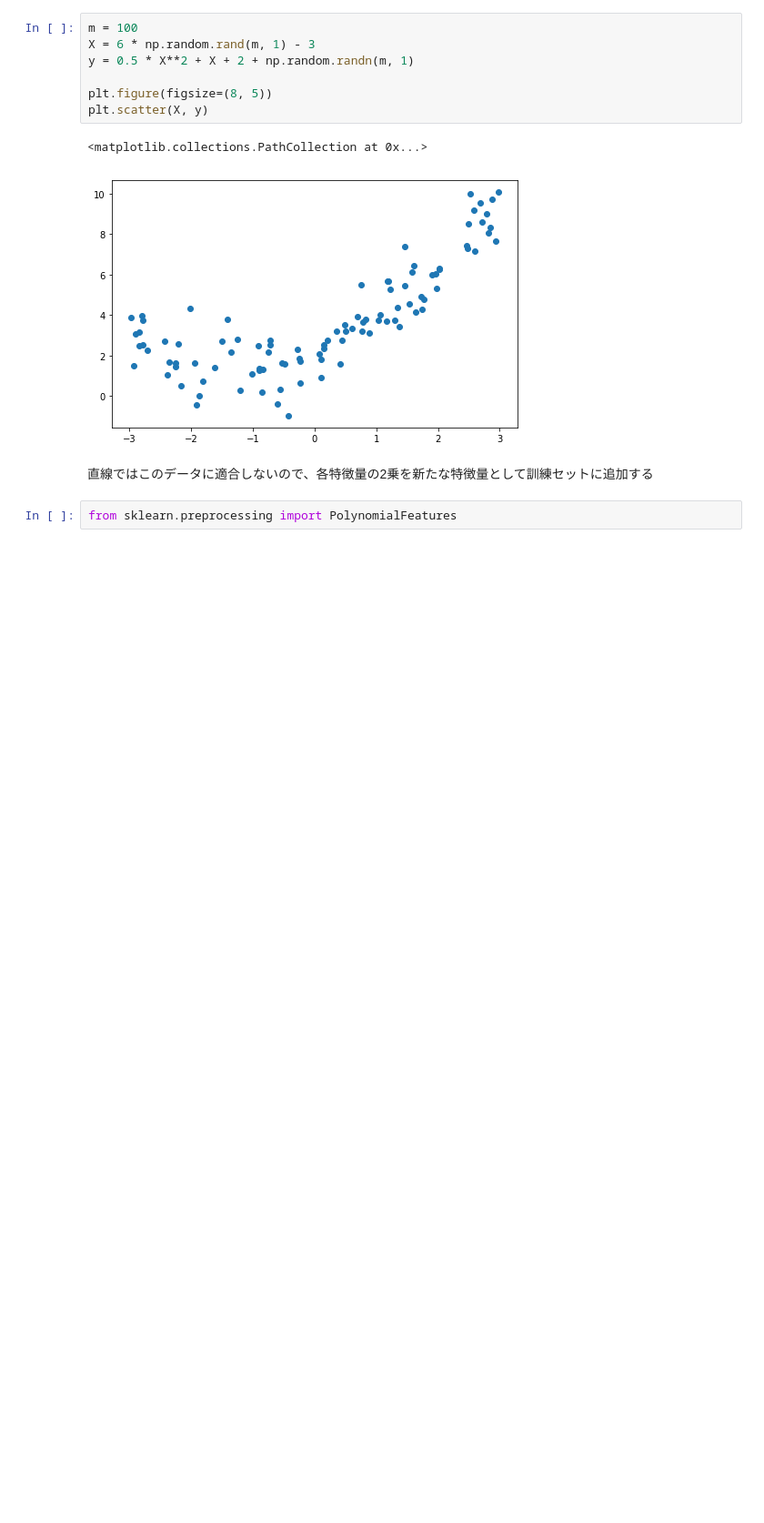
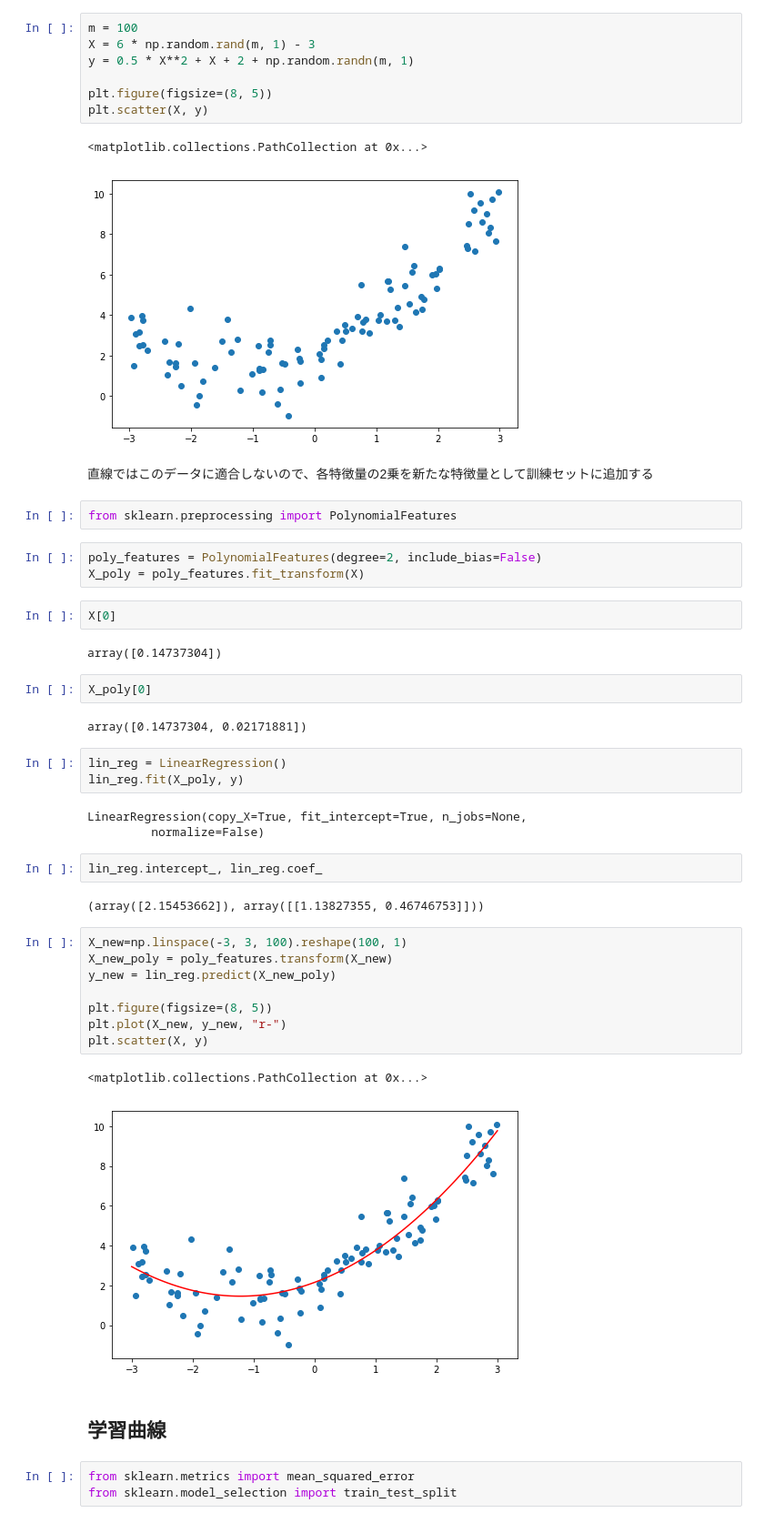
Before and after one commit to thimi0412/sklearn-tensor, a Jupyter notebook: 4.ipynb, the cells around one changed output. Shown at 91% size. Drawn from its saved outputs; the diff is of its cells as text; blank space fills up the shorter version.

```diff
--- a/4.ipynb
+++ b/4.ipynb
@@ -307,3 +307,40 @@ plt.scatter(X, y)
 直線ではこのデータに適合しないので、各特徴量の2乗を新たな特徴量として訓練セットに追加する
 # %%
 from sklearn.preprocessing import PolynomialFeatures
+# %%
+poly_features = PolynomialFeatures(degree=2, include_bias=False)
+X_poly = poly_features.fit_transform(X)
+# %%
+X[0]
+# %% [output]
+array([0.14737304])
+# %%
+X_poly[0]
+# %% [output]
+array([0.14737304, 0.02171881])
+# %%
+lin_reg = LinearRegression()
+lin_reg.fit(X_poly, y)
+# %% [output]
+LinearRegression(copy_X=True, fit_intercept=True, n_jobs=None,
+         normalize=False)
+# %%
+lin_reg.intercept_, lin_reg.coef_
+# %% [output]
+(array([2.15453662]), array([[1.13827355, 0.46746753]]))
+# %%
+X_new=np.linspace(-3, 3, 100).reshape(100, 1)
+X_new_poly = poly_features.transform(X_new)
+y_new = lin_reg.predict(X_new_poly)
+
+plt.figure(figsize=(8, 5))
+plt.plot(X_new, y_new, "r-")
+plt.scatter(X, y)
+# %% [output]
+<matplotlib.collections.PathCollection at 0x...>
+[figure, added]
+# %% [markdown]
+## 学習曲線
+# %%
+from sklearn.metrics import mean_squared_error
+from sklearn.model_selection import train_test_split
```
